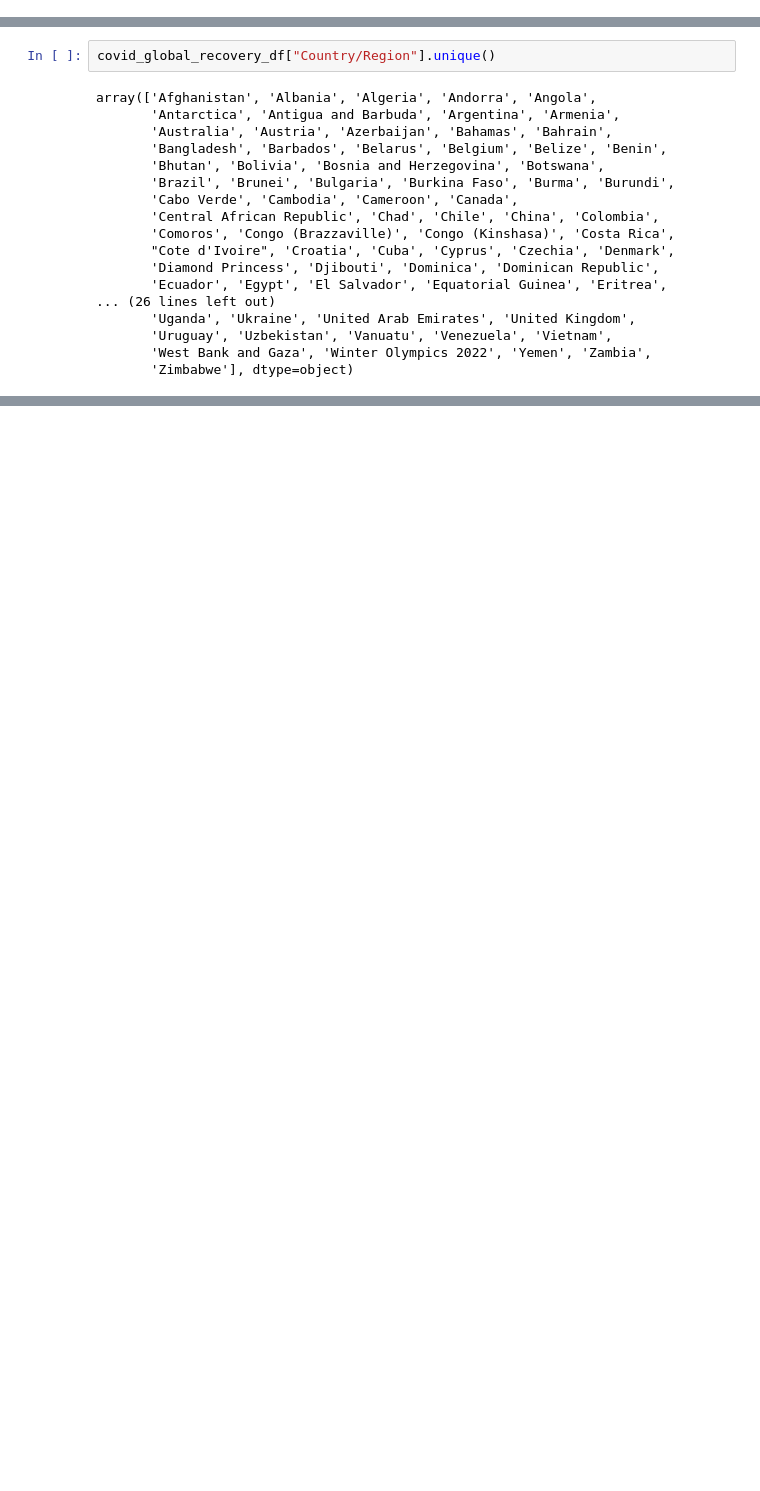
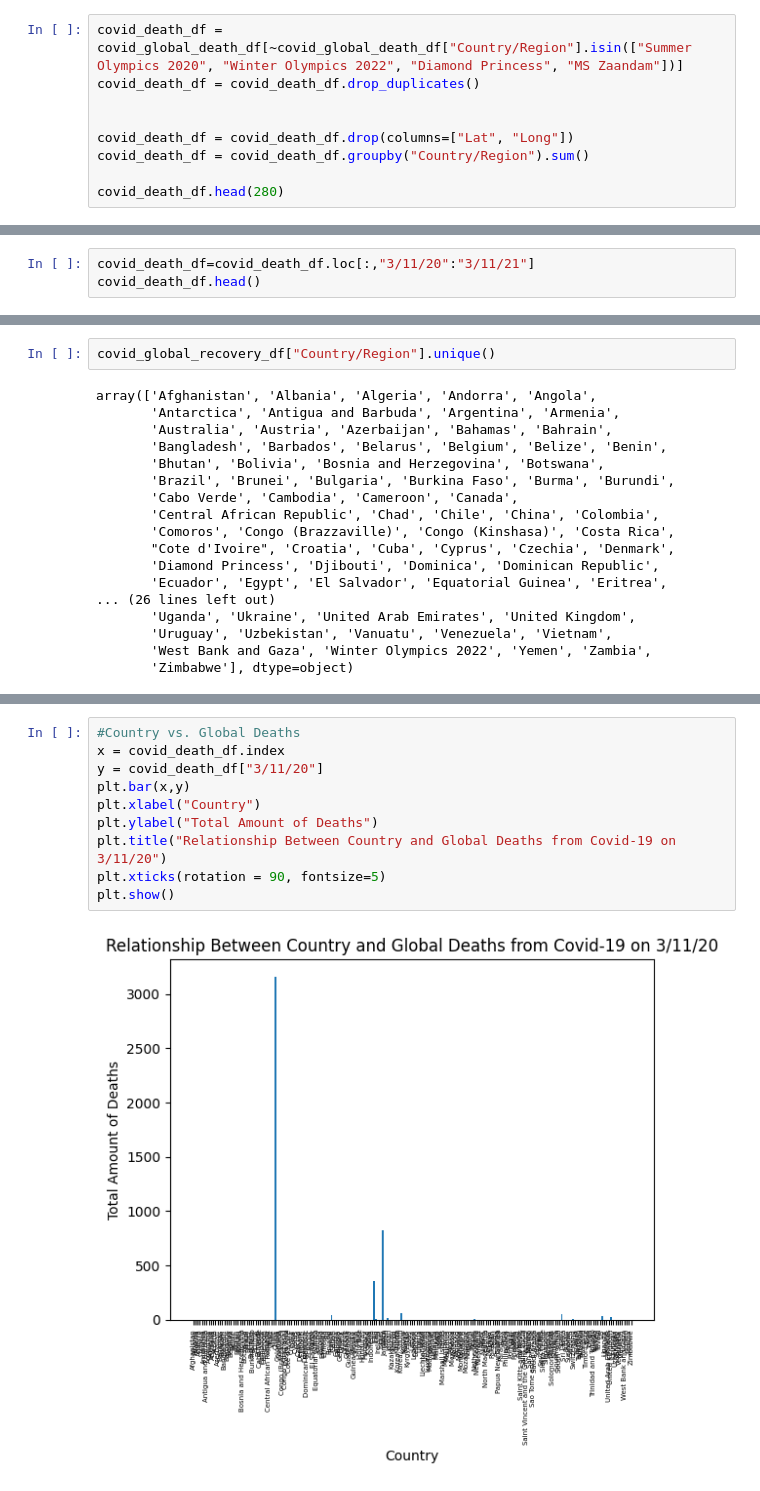
Before and after one commit to fow-jor08/Covid-19, a Jupyter notebook: Covid_19_Data_Set_Jordan_Fowler.ipynb, the cells around one changed output, grey strips where cells are left out. Saved outputs shown, nothing was run; the diff lists cells and outputs as text; blank space fills up the shorter version.

```diff
--- a/Covid_19_Data_Set_Jordan_Fowler.ipynb
+++ b/Covid_19_Data_Set_Jordan_Fowler.ipynb
@@ -204,0 +98,9 @@ covid_global_death_df.shape
+# %%
+covid_death_df = covid_global_death_df[~covid_global_death_df["Country/Region"].isin(["Summer Olympics 2020", "Winter Olympics 2022", "Diamond Princess", "MS Zaandam"])]
+covid_death_df = covid_death_df.drop_duplicates()
+
+
+covid_death_df = covid_death_df.drop(columns=["Lat", "Long"])
+covid_death_df = covid_death_df.groupby("Country/Region").sum()
+
+covid_death_df.head(280)
@@ -204,0 +122,3 @@ covid_global_death_df.shape
+# %%
+covid_death_df=covid_death_df.loc[:,"3/11/20":"3/11/21"]
+covid_death_df.head()
@@ -274,0 +229,12 @@ covid_global_recovery_df.shape
+# %%
+#Country vs. Global Deaths
+x = covid_death_df.index
+y = covid_death_df["3/11/20"]
+plt.bar(x,y)
+plt.xlabel("Country")
+plt.ylabel("Total Amount of Deaths")
+plt.title("Relationship Between Country and Global Deaths from Covid-19 on 3/11/20")
+plt.xticks(rotation = 90, fontsize=5)
+plt.show()
+# %% [output]
+[figure, added]
```
Also changed, not shown: parts of 33 cells of this notebook.
